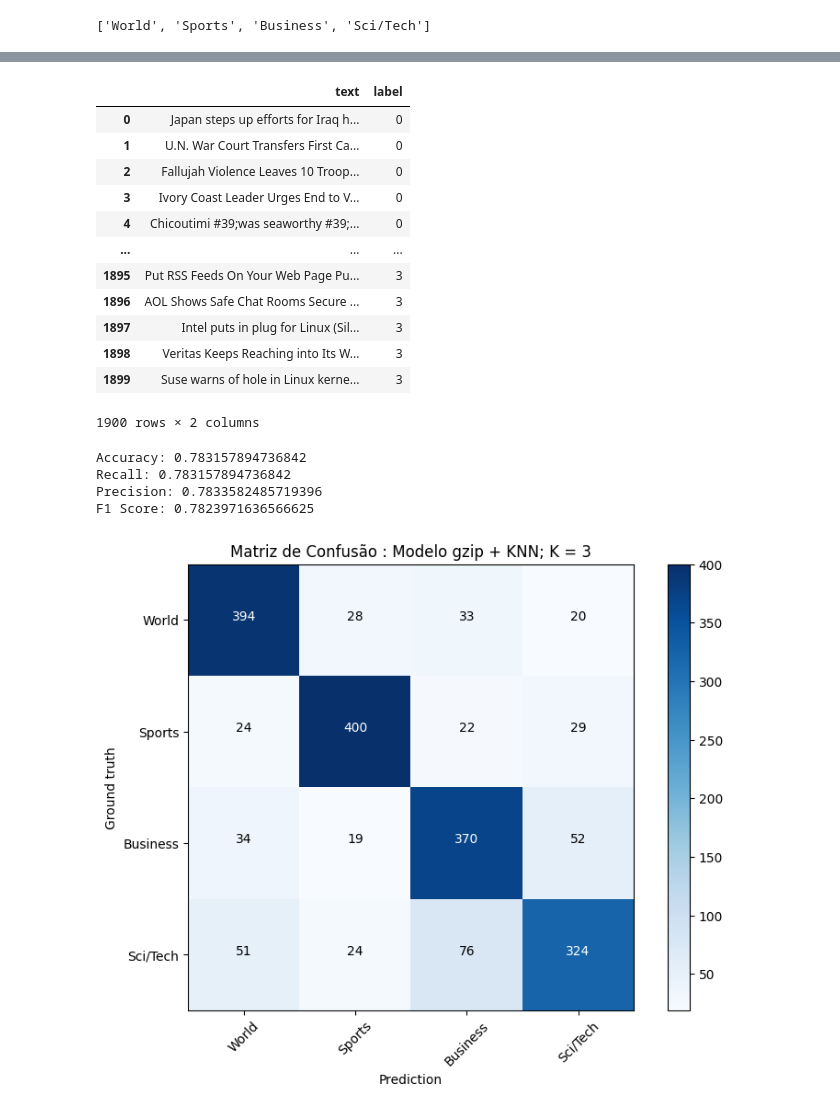
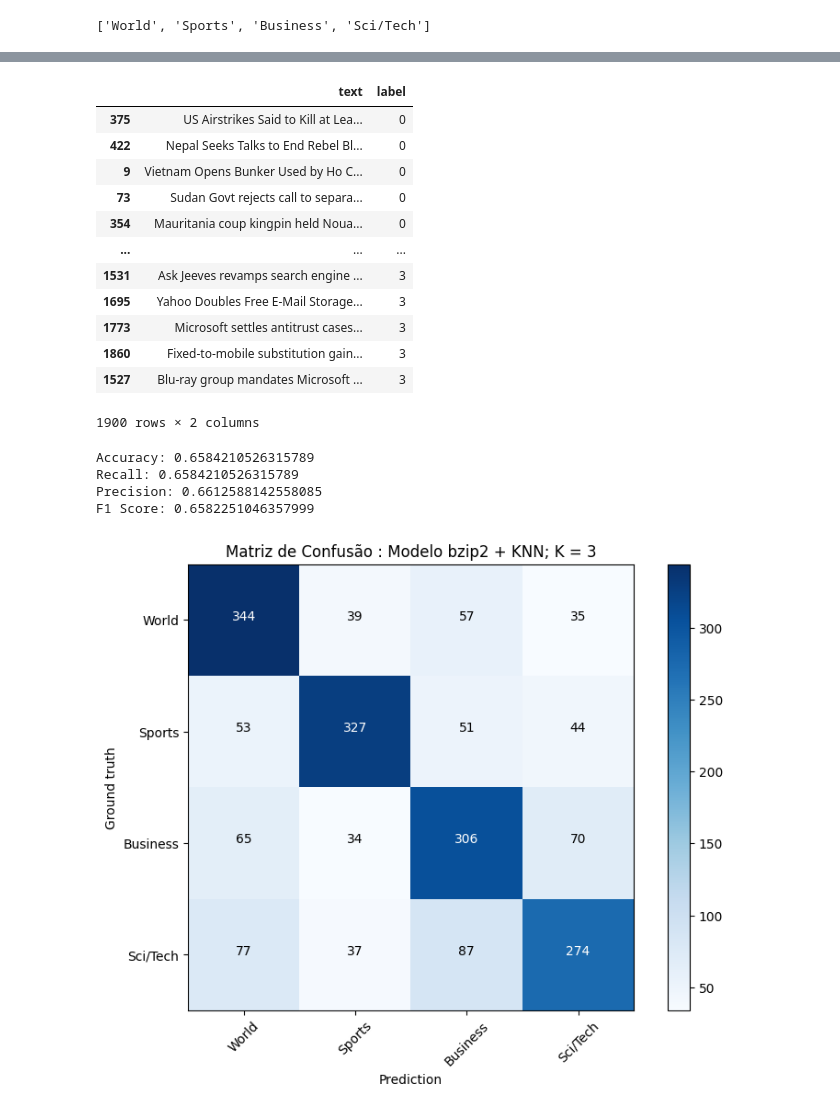
Before and after one commit to yvson18/NLP-final-project, a Jupyter notebook: KNN_COMP_newsEng.ipynb, the cells around one changed output, grey strips where cells are left out. Cells and saved outputs as stored; diff of their text form; code cells hidden in the pictures.

```diff
--- a/KNN_COMP_newsEng.ipynb
+++ b/KNN_COMP_newsEng.ipynb
@@ -34,6 +34,27 @@ valid_df = get_balanced_dataset(validation, perc)
 
 train_df['Categories'] = train_df['label'].apply(lambda x: Categories[x])
 
+# Contagem de labels em cada dataset
+count_train = train_df['label'].value_counts()
+count_test = teste_df['label'].value_counts()
+
+# Encontrando a menor contagem em cada dataset
+min_count_train = count_train.min()
+min_count_test = count_test.min()
+
+# Fazendo o resample (downsampling) para o dataset de treino
+train_df = pd.concat([
+    train_df[train_df['label'] == label].sample(n=min_count_train, random_state=42)
+    for label in train_df['label'].unique()
+])
+
+# Fazendo o resample (downsampling) para o dataset de teste
+teste_df = pd.concat([
+    teste_df[teste_df['label'] == label].sample(n=min_count_test, random_state=42)
+    for label in teste_df['label'].unique()
+])
+
+
 training_set = list(zip(train_df["text"], train_df["label"]))
 test_set = list(zip(teste_df["text"], teste_df["label"]))
 # %%
@@ -77,17 +98,17 @@ valid_df
 teste_df
 # %% [output]
 |  | text | label |
-| 0 | Japan steps up efforts for Iraq h... | 0 |
-| 1 | U.N. War Court Transfers First Ca... | 0 |
-| 2 | Fallujah Violence Leaves 10 Troop... | 0 |
-| 3 | Ivory Coast Leader Urges End to V... | 0 |
-| 4 | Chicoutimi #39;was seaworthy #39;... | 0 |
+| 375 | US Airstrikes Said to Kill at Lea... | 0 |
+| 422 | Nepal Seeks Talks to End Rebel Bl... | 0 |
+| 9 | Vietnam Opens Bunker Used by Ho C... | 0 |
+| 73 | Sudan Govt rejects call to separa... | 0 |
+| 354 | Mauritania coup kingpin held Noua... | 0 |
 | ... | ... | ... |
-| 1895 | Put RSS Feeds On Your Web Page Pu... | 3 |
-| 1896 | AOL Shows Safe Chat Rooms Secure ... | 3 |
-| 1897 | Intel puts in plug for Linux (Sil... | 3 |
-| 1898 | Veritas Keeps Reaching into Its W... | 3 |
-| 1899 | Suse warns of hole in Linux kerne... | 3 |
+| 1531 | Ask Jeeves revamps search engine ... | 3 |
+| 1695 | Yahoo Doubles Free E-Mail Storage... | 3 |
+| 1773 | Microsoft settles antitrust cases... | 3 |
+| 1860 | Fixed-to-mobile substitution gain... | 3 |
+| 1527 | Blu-ray group mandates Microsoft ... | 3 |
 1900 rows × 2 columns
 # %%
 training_set = list(zip(train_df["text"], train_df["label"]))
@@ -118,7 +139,7 @@ def cal_KNN_NDC(test_set):
     for (x1 , _) in tqdm(test_set):
         distances_to_xtest = []
         for (x2 , _) in training_set:
-            distances_to_xtest.append(NDC_gzip(x1, x2))
+            distances_to_xtest.append(NDC_bz2(x1, x2))
 
         sorted_idx = np.argsort(distances_to_xtest)
         k_nearest = sorted_idx[:K]
@@ -163,31 +184,31 @@ print(f"Precision: {precision}")
 f1 = f1_score(y_test, y_hat, average='macro')
 print(f"F1 Score: {f1}")
 # %% [output]
-Accuracy: 0.783157894736842
-Recall: 0.783157894736842
-Precision: 0.7833582485719396
-F1 Score: 0.7823971636566625
+Accuracy: 0.6584210526315789
+Recall: 0.6584210526315789
+Precision: 0.6612588142558085
+F1 Score: 0.6582251046357999
 # %%
 conf_matrix = confusion_matrix(y_test, y_hat)
 
 plt.figure(figsize=(8, 6))
 plt.imshow(conf_matrix, interpolation='nearest', cmap=plt.cm.Blues)
-plt.title('Matriz de Confusão : Modelo gzip + KNN; K = 3')
+plt.title('Matriz de Confusão : Modelo bzip2 + KNN; K = 3')
 plt.colorbar()
 
 
 tick_marks = np.arange(len(Categories))
 plt.xticks(tick_marks, Categories, rotation=45)
 plt.yticks(tick_marks, Categories)
 
 
 thresh = conf_matrix.max() / 2.
 for i, j in [(i, j) for i in range(conf_matrix.shape[0]) for j in range(conf_matrix.shape[1])]:
     plt.text(j, i, conf_matrix[i, j], horizontalalignment="center", color="white" if conf_matrix[i, j] > thresh else "black")
 
 plt.tight_layout()
 plt.ylabel('Ground truth')
 plt.xlabel('Prediction')
 plt.show()
 # %% [output]
-[figure, old version]
+[figure, new version]
```
Also changed, not shown: parts of 3 cells of this notebook, 5 other files.
